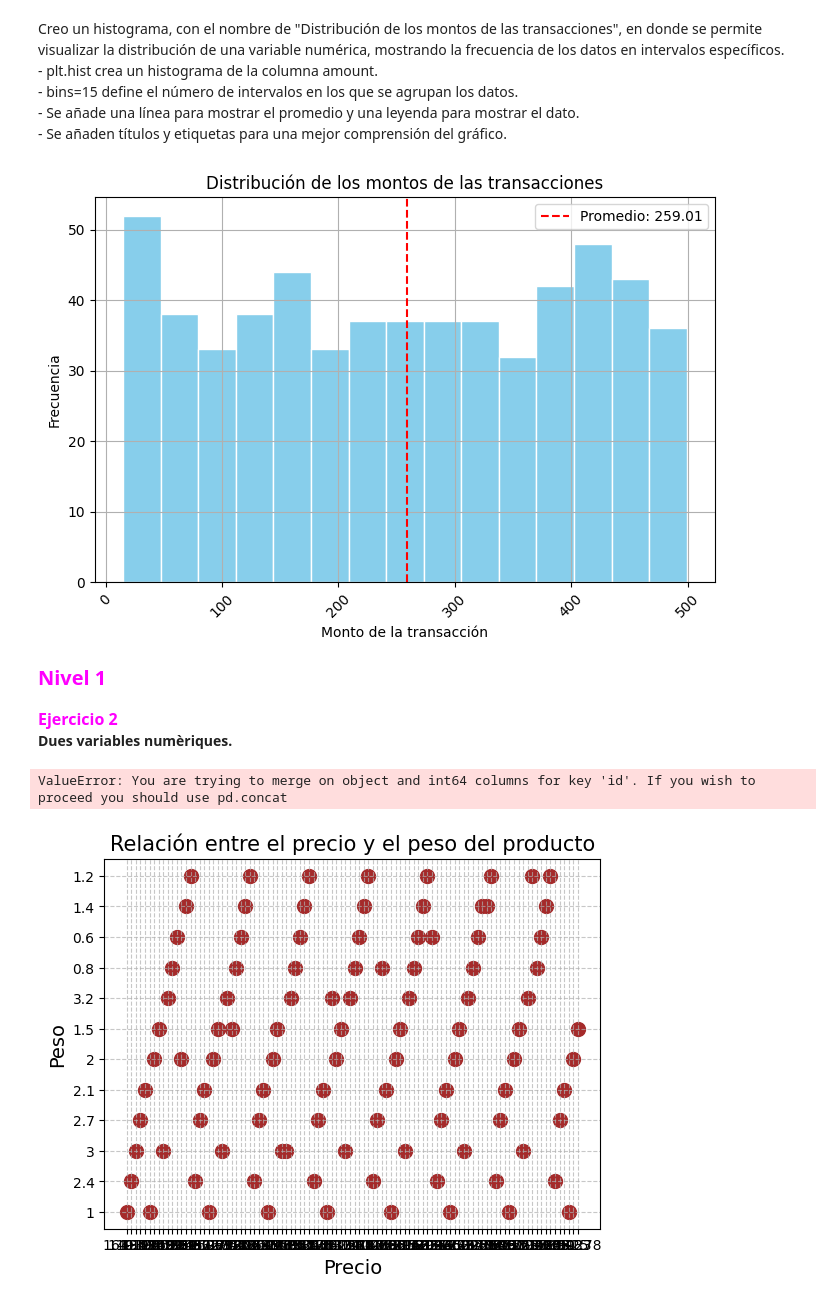
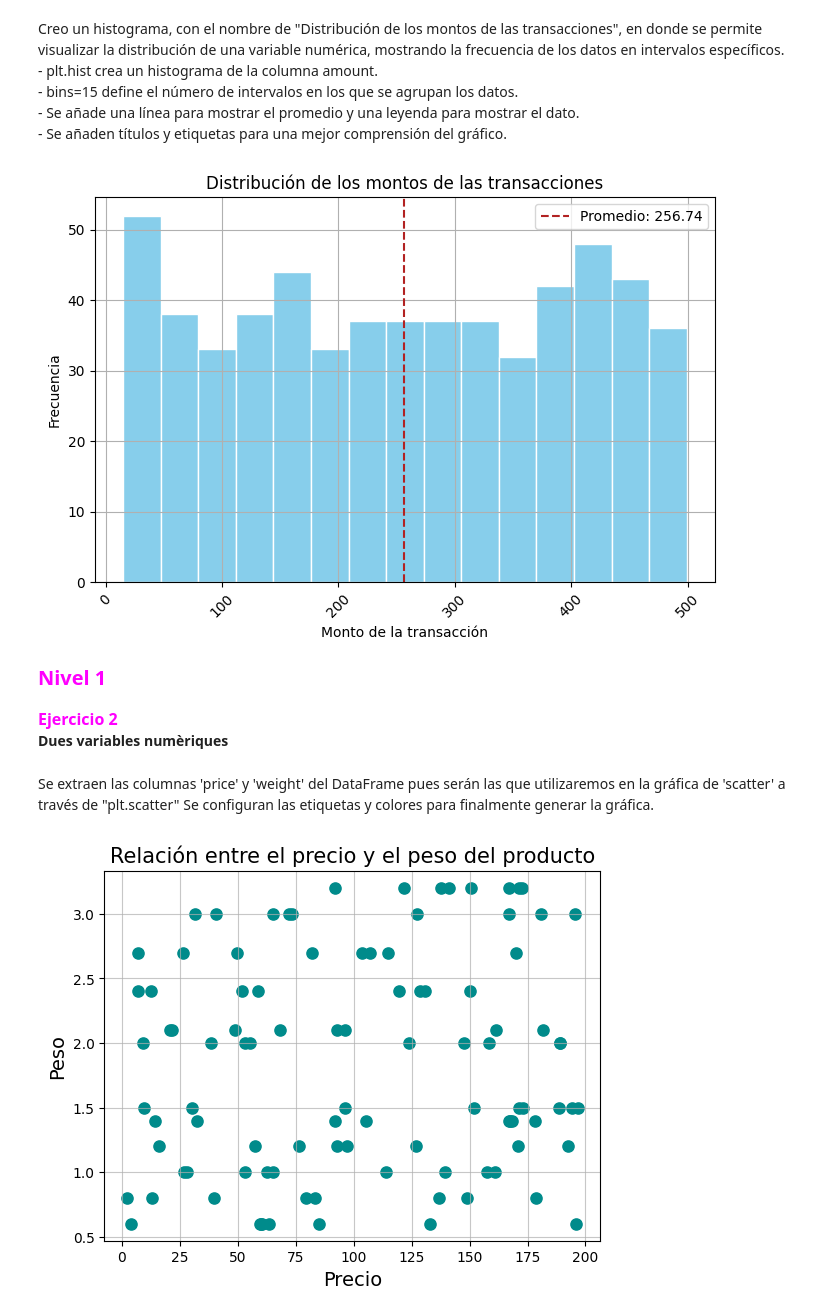
Before and after one commit to Nathalia-GM2912/Data_Analytics_2024, a Jupyter notebook: Sprint_8_Python/Sprint_8.01.ipynb, the cells around one changed output. Cells and saved outputs as stored; diff of their text form; code cells hidden in the pictures.

```diff
--- a/Sprint_8_Python/Sprint_8.01.ipynb
+++ b/Sprint_8_Python/Sprint_8.01.ipynb
@@ -203,8 +231,9 @@ import matplotlib.pyplot as plt
 plt.figure(figsize=(8, 5))
 plt.hist(df_transactions['amount'], bins=15, color='skyblue', edgecolor='white')
 
+amount = df_transactions['amount']
 mean_value = amount.mean()
-plt.axvline(mean_value, color='red', linestyle='--', linewidth=1.5, label=f"Promedio: {mean_value:.2f}")
+plt.axvline(mean_value, color='firebrick', linestyle='--', linewidth=1.5, label=f"Promedio: {mean_value:.2f}")
 plt.legend()
 
 plt.title('Distribución de los montos de las transacciones')
@@ -216,7 +245,7 @@ plt.grid(True)
 
 plt.show()
 # %% [output]
-[figure, old version]
+[figure, new version]
 # %% [markdown]
 <div style="color: magenta; font-family: Arial; font-size: 20px; font-weight: bold;">
     Nivel 1
@@ -226,32 +255,21 @@ plt.show()
     Ejercicio 2
 </div>
 
-**Dues variables numèriques.**
+**Dues variables numèriques**
-# %%
-a = pd.merge(df_transactions, df_transaction_products, left_on='id', right_on='id', how='inner')
-b = pd.merge(a, df_products, left_on='product_ids_y', right_on='id', how='inner')
-
-df = b.groupby('amount')['weight'].sum()
-
-plt.scatter(x=df.index, y=df.values, color='g')
-plt.xticks(rotation=0, fontsize=10)
-plt.title('Distribución de la suma total del peso según el monto', fontsize=18)
-plt.xlabel('Montos')
-plt.ylabel('peso')
-plt.show()
-# %% [output]
-ValueError: You are trying to merge on object and int64 columns for key 'id'. If you wish to proceed you should use pd.concat
+# %% [markdown]
+Se extraen las columnas 'price' y 'weight' del DataFrame pues serán las que utilizaremos en la gráfica de 'scatter' a través de "plt.scatter"
+Se configuran las etiquetas y colores para finalmente generar la gráfica.
 # %%
 price = df_products['price']
 weight = df_products['weight']
 
-plt.scatter(x=price, y=weight, color='brown', s=100)
+plt.scatter(x=price, y=weight, color='darkcyan', s=65)
 
 plt.xlabel('Precio', fontsize=14)
 plt.ylabel('Peso', fontsize=14)
 plt.title("Relación entre el precio y el peso del producto", fontsize=15)
-plt.grid(True, linestyle='--', alpha=0.7)
+plt.grid(True, alpha=0.7)
 
 plt.show()
 # %% [output]
-[figure, old version]
+[figure, new version]
```
Also changed, not shown: parts of 2 cells of this notebook.
